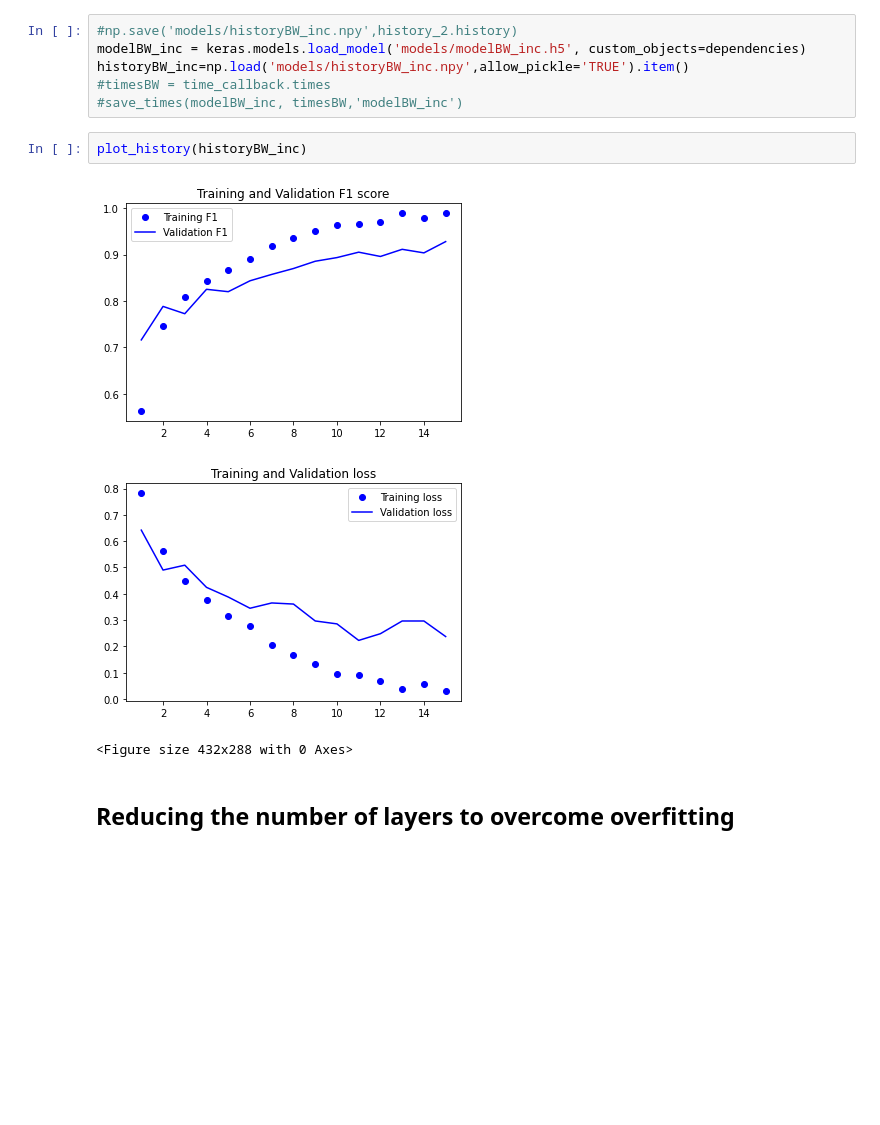
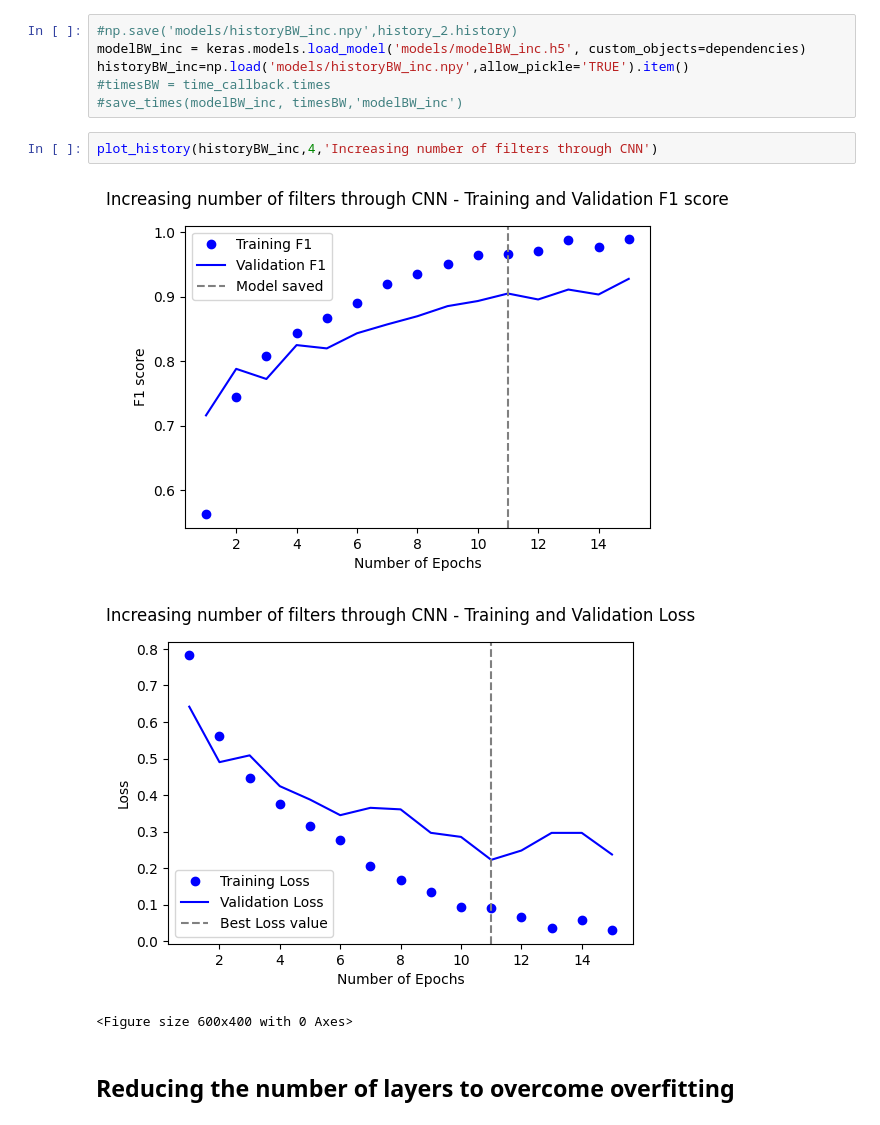
Before and after one commit to filipacarreira/DeepLearning_Project, a Jupyter notebook: DL_notebook.ipynb, the cells around one changed output. Cells and saved outputs as stored; diff of their text form; blank space fills up the shorter version.

```diff
--- a/DL_notebook.ipynb
+++ b/DL_notebook.ipynb
@@ -541,12 +489,12 @@ modelBW_inc = keras.models.load_model('models/modelBW_inc.h5', custom_objects=de
 historyBW_inc=np.load('models/historyBW_inc.npy',allow_pickle='TRUE').item()
 #timesBW = time_callback.times
 #save_times(modelBW_inc, timesBW,'modelBW_inc')
-# %%
-plot_history(historyBW_inc)
-# %% [output]
-[figure, removed]
-[figure, removed]
-<Figure size 432x288 with 0 Axes>
+# %%
+plot_history(historyBW_inc,4,'Increasing number of filters through CNN')
+# %% [output]
+[figure, added]
+[figure, added]
+<Figure size 600x400 with 0 Axes>
 # %% [markdown]
 ## Reducing the number of layers to overcome overfitting
 # %%
```
Also changed, not shown: parts of 25 cells of this notebook.
